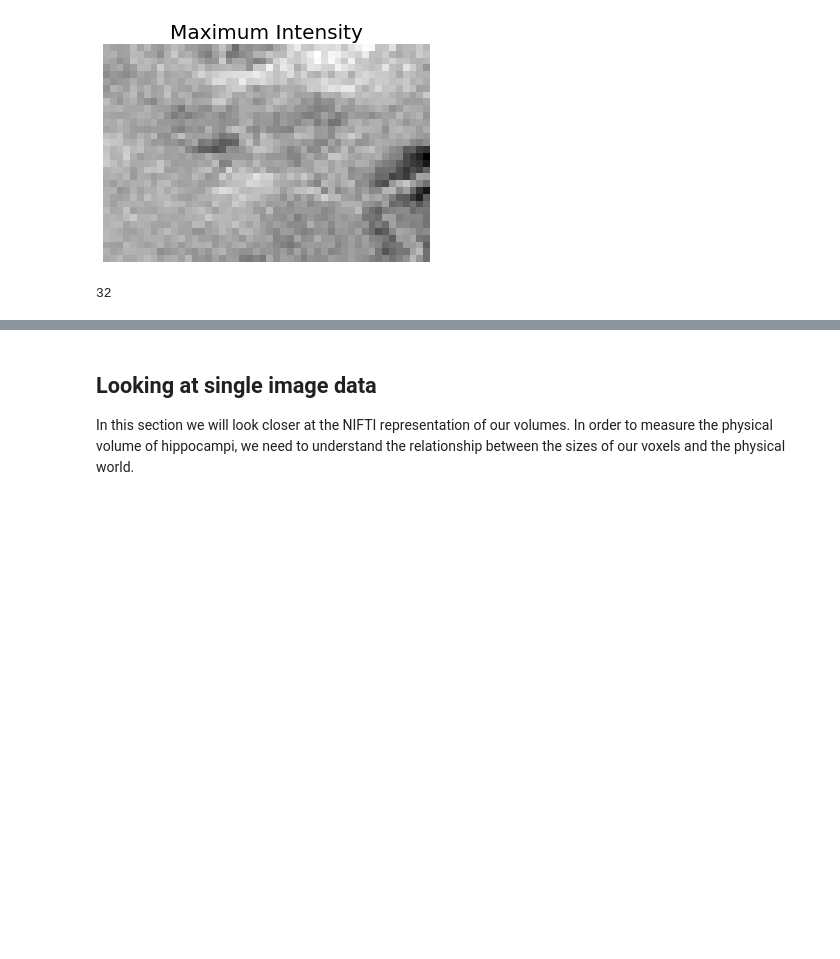
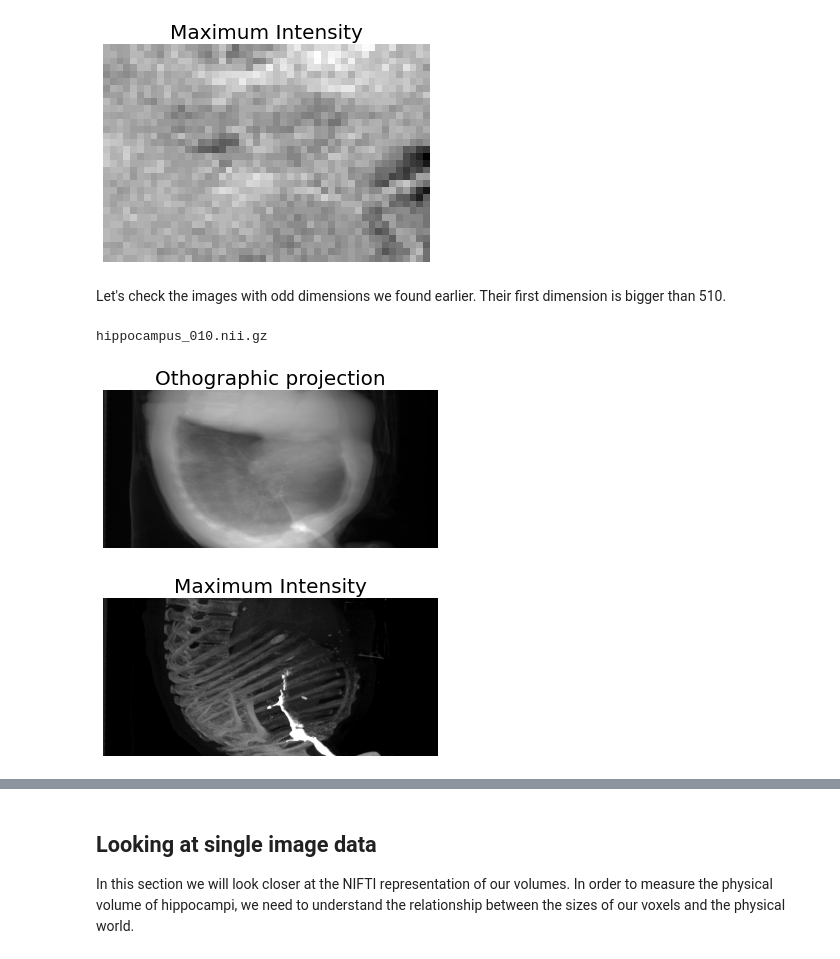
Before and after one commit to pdagger/AI_Healthcare_Projects, a Jupyter notebook: Hippocampal_Volume_Quantification_Alzheimer_Progression/section1/Final Project EDA.ipynb, the cells around one changed output, grey strips where cells are left out. Drawn from its saved outputs; the diff is of its cells as text; code cells hidden in the pictures; blank space fills up the shorter version.

```diff
--- a/Hippocampal_Volume_Quantification_Alzheimer_Progression/section1/Final Project EDA.ipynb
+++ b/Hippocampal_Volume_Quantification_Alzheimer_Progression/section1/Final Project EDA.ipynb
@@ -75,5 +75,8 @@ images_shapes = [img.shape for img in images]
 images_dims = [np.array(np.array(s).shape) for s in images_shapes]
 
 print("Dimensions of arrays: ", np.unique(np.array(images_dims)))
+
+dims_idxs = [(i, img_files[i], images_shapes[i]) for i in range(len(images_shapes))]
+dims_idxs
 # %% [output]
 Dimensions of arrays:  [3]
@@ -146,7 +166,17 @@ maximum_intensity_projection(np.transpose(images[n].get_fdata(), (0,2,1)))
 # %% [output]
 [figure]
 [figure]
-# %%
-np.transpose(labels[n].get_fdata(), (0,2,1)).shape[1]
-# %% [output]
-32
+# %% [markdown]
+Let's check the images with odd dimensions we found earlier. Their first dimension is bigger than 510.
+# %%
+# recover odd images
+odd_images = [data for data in dims_idxs if (data[2][1] > 510)]
+# visualize them
+print(odd_images[0][1])
+idx = odd_images[0][0]
+orthographic_projection(np.transpose(images[idx].get_fdata(), (0,2,1)))
+maximum_intensity_projection(np.transpose(images[idx].get_fdata(), (0,2,1)))
+# %% [output]
+hippocampus_010.nii.gz
+[figure, added]
+[figure, added]
```
Also changed, not shown: parts of 6 cells of this notebook.
